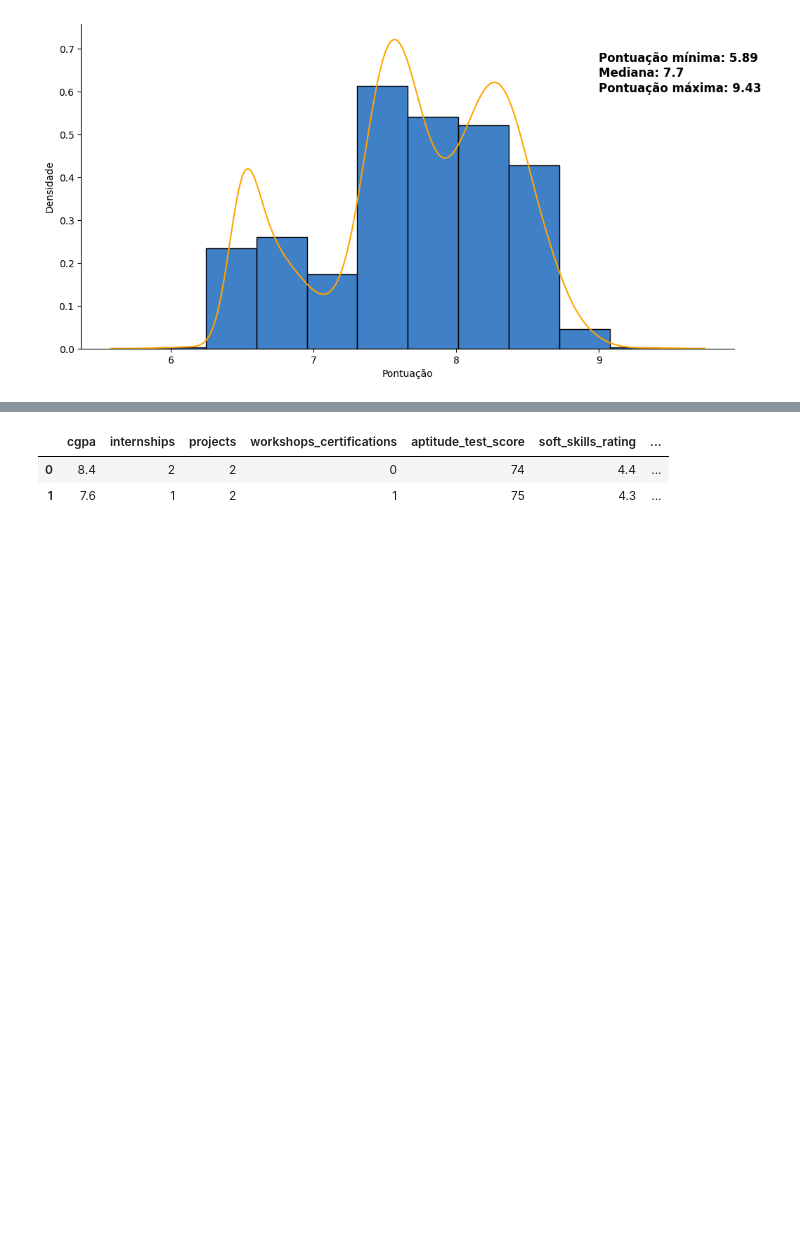
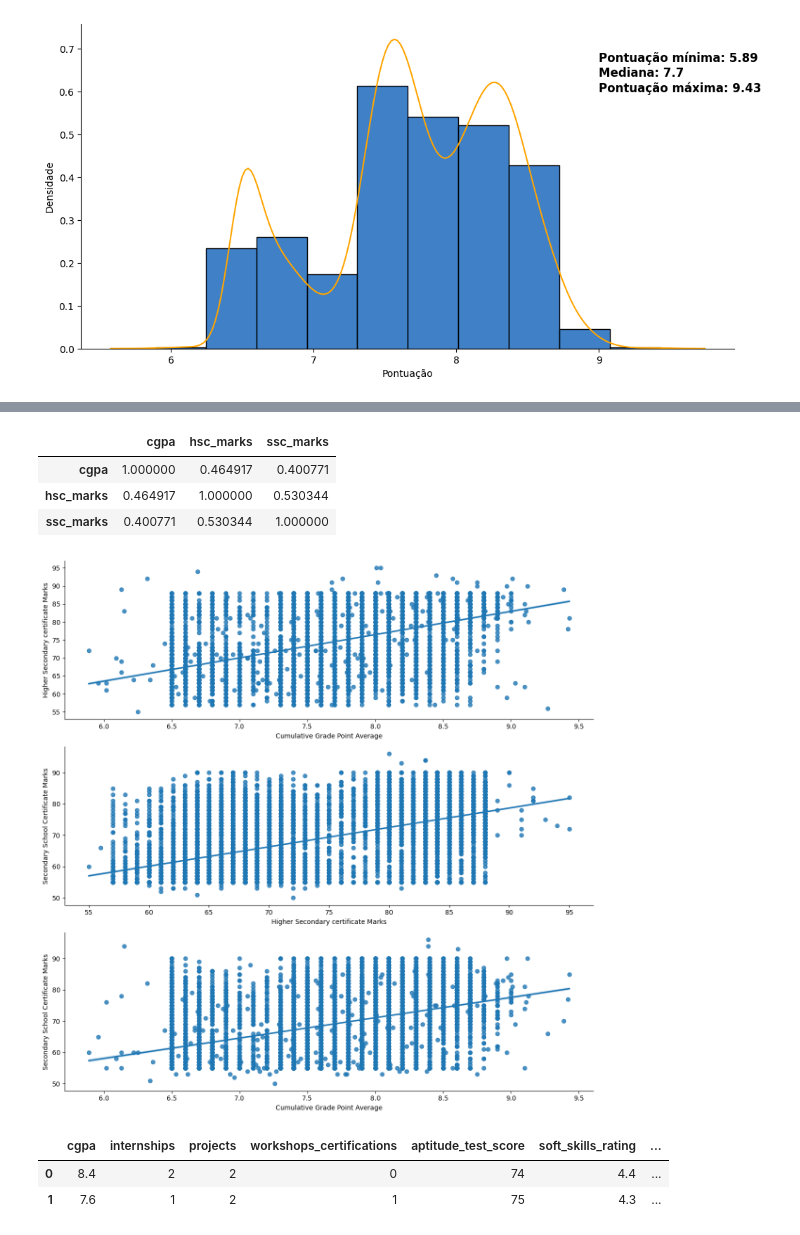
Before and after one commit to Alexandre-Esposte/JobProphet, a Jupyter notebook: notebooks/analise.ipynb, the cells around one changed output, grey strips where cells are left out. Cells and saved outputs as stored; diff of their text form; code cells hidden in the pictures; blank space fills up the shorter version.

```diff
--- a/notebooks/analise.ipynb
+++ b/notebooks/analise.ipynb
@@ -445,3 +498,26 @@ Name: cgpa, dtype: float64
+# %%
+data[['cgpa','hsc_marks','ssc_marks']].corr('pearson')
+# %% [output]
+|  | cgpa | hsc_marks | ssc_marks |
+| cgpa | 1.000000 | 0.464917 | 0.400771 |
+| hsc_marks | 0.464917 | 1.000000 | 0.530344 |
+| ssc_marks | 0.400771 | 0.530344 | 1.000000 |
+# %%
+fig, ax = plt.subplots(3,1, tight_layout = True, figsize= (12,12))
+
+sns.regplot(data = data, x='cgpa', y = 'hsc_marks' , ax = ax[0])
+sns.regplot(data = data, x='hsc_marks', y = 'ssc_marks', ax = ax[1])
+sns.regplot(data = data, x='cgpa', y = 'ssc_marks', ax= ax[2])
+
+ax[0].set_xlabel('Cumulative Grade Point Average')
+ax[1].set_xlabel('Higher Secondary certificate Marks')
+ax[2].set_xlabel('Cumulative Grade Point Average');
+
+ax[0].set_ylabel('Higher Secondary certificate Marks')
+ax[1].set_ylabel('Secondary School Certificate Marks')
+ax[2].set_ylabel('Secondary School Certificate Marks');
+# %% [output]
+[figure, added]
 # %%
 data.head(2)
 # %% [output]
```
Also changed, not shown: parts of 9 cells of this notebook.
